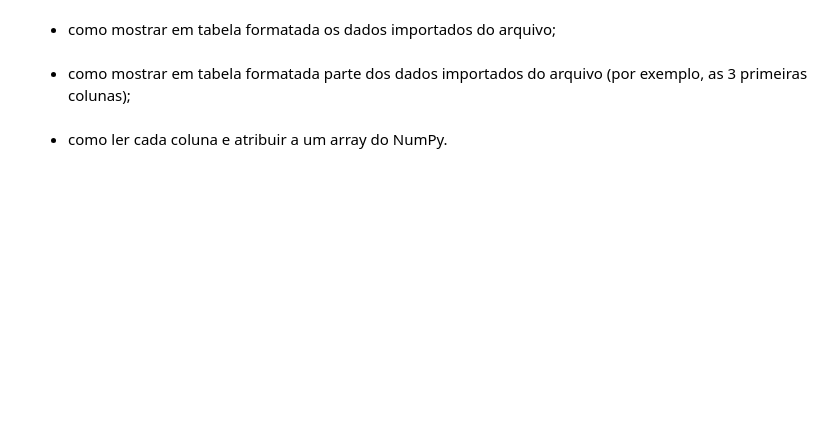
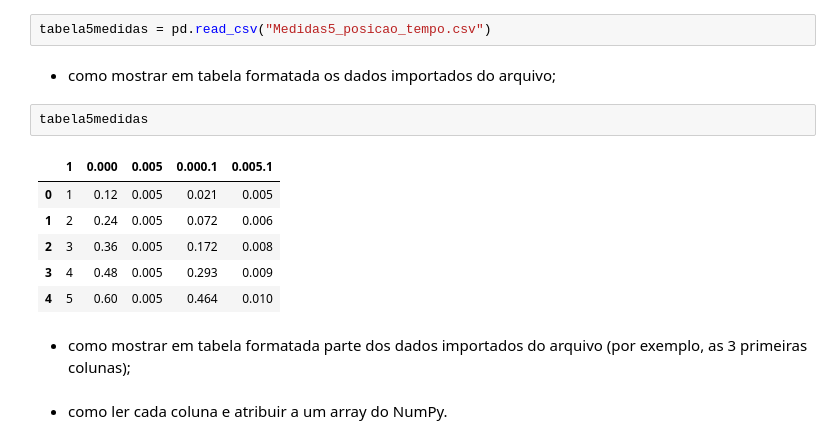
Before and after one commit to lorenaguiar/Computacao_no_Ensino_de_Fisica_UFES_Alegre, a Jupyter notebook: Aulas/Aula_20210301/Aula_CEF_20210301.ipynb, the cells around one changed output. Drawn from its saved outputs; the diff is of its cells as text; blank space fills up the shorter version.

```diff
--- a/Aulas/Aula_20210301/Aula_CEF_20210301.ipynb
+++ b/Aulas/Aula_20210301/Aula_CEF_20210301.ipynb
@@ -579,5 +581,16 @@ A FAZER (via leitura da documentação de Pandas) :
+# %%
+tabela5medidas = pd.read_csv("Medidas5_posicao_tempo.csv")
 # %% [markdown]
 * como mostrar em tabela formatada os dados importados do arquivo;
+# %%
+tabela5medidas
+# %% [output]
+|  | 1 | 0.000 | 0.005 | 0.000.1 | 0.005.1 |
+| 0 | 1 | 0.12 | 0.005 | 0.021 | 0.005 |
+| 1 | 2 | 0.24 | 0.005 | 0.072 | 0.006 |
+| 2 | 3 | 0.36 | 0.005 | 0.172 | 0.008 |
+| 3 | 4 | 0.48 | 0.005 | 0.293 | 0.009 |
+| 4 | 5 | 0.60 | 0.005 | 0.464 | 0.010 |
 # %% [markdown]
 * como mostrar em tabela formatada parte dos dados importados do arquivo (por exemplo, as 3 primeiras colunas);
 # %% [markdown]
```
Also changed, not shown: parts of 8 cells of this notebook, 3 other files.
